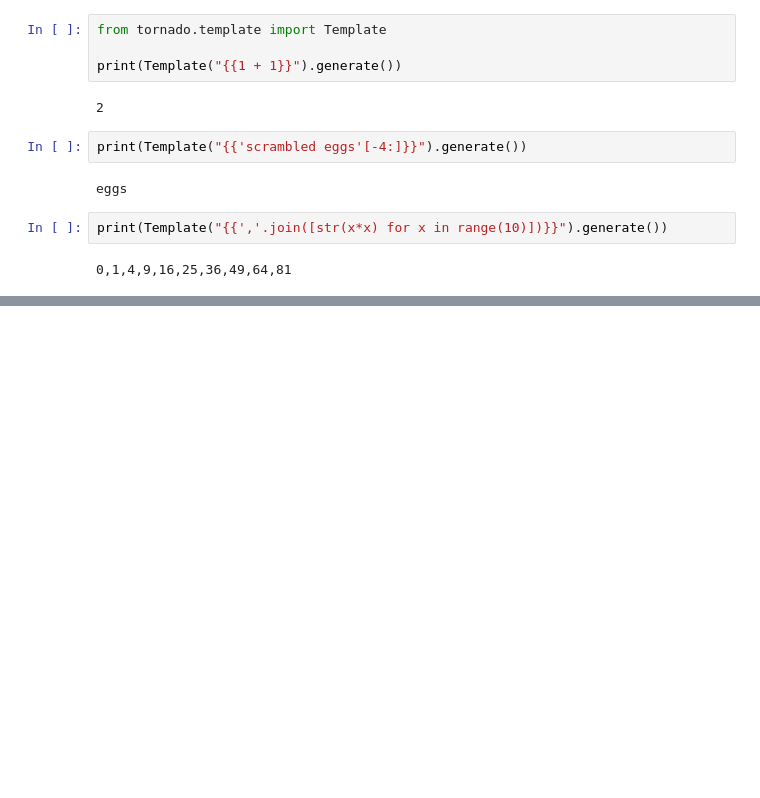
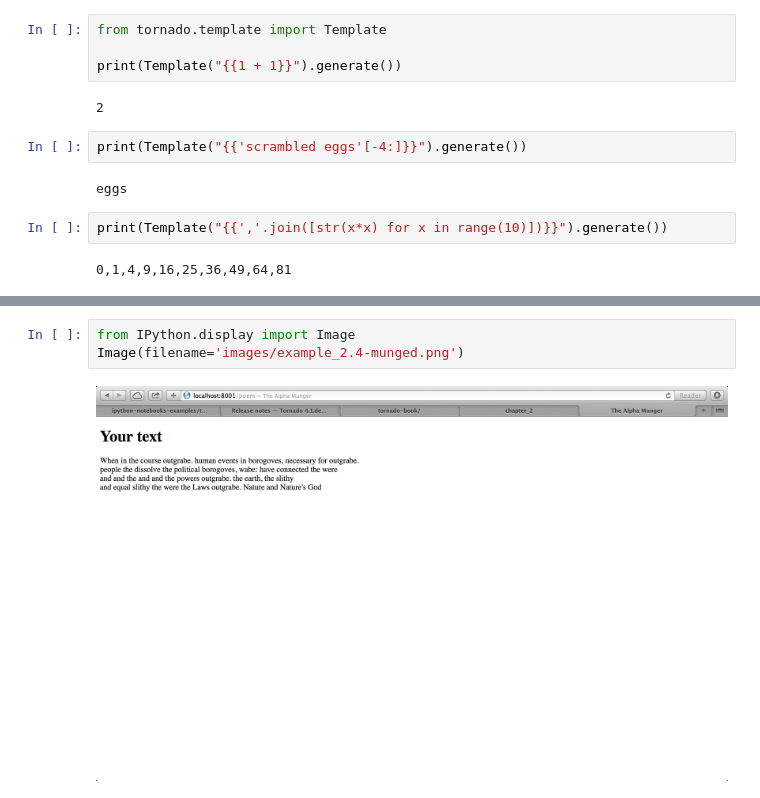
Before and after one commit to secat/ipython-notebooks-examples, a Jupyter notebook: tornado-book/chapter_2.ipynb, the cells around one changed output, grey strips where cells are left out. Saved outputs shown, nothing was run; the diff lists cells and outputs as text; blank space fills up the shorter version.

```diff
--- a/tornado-book/chapter_2.ipynb
+++ b/tornado-book/chapter_2.ipynb
@@ -46,0 +107,5 @@ print(Template("{{','.join([str(x*x) for x in range(10)])}}").generate())
+# %%
+from IPython.display import Image
+Image(filename='images/example_2.4-munged.png')
+# %% [output]
+[figure, added]
```
Also changed, not shown: parts of 7 cells of this notebook, 8 other files.
